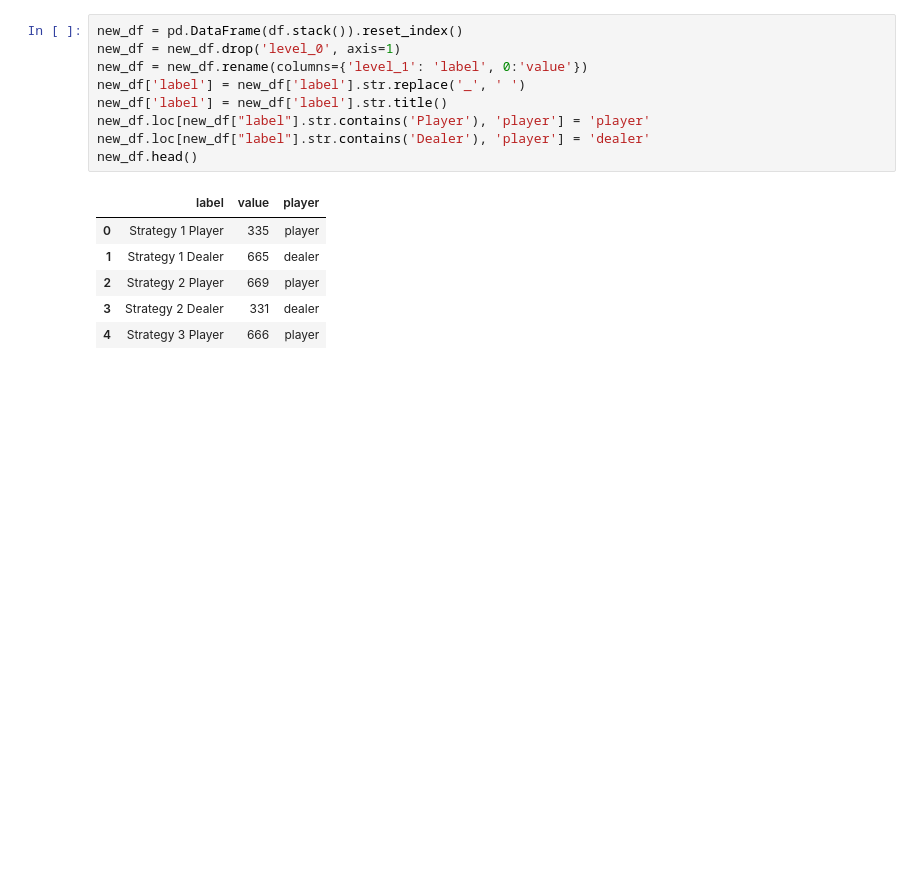
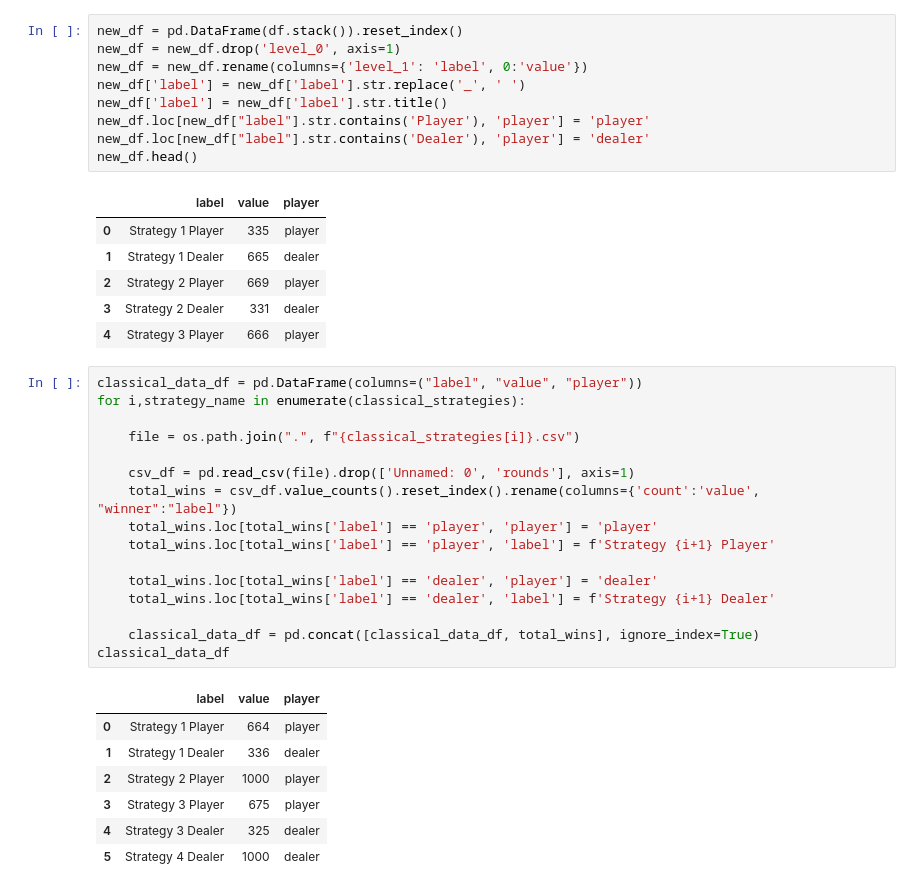
Before and after one commit to Dpbm/qbuck, a Jupyter notebook: buckshot-roulette.ipynb, the cells around one changed output. Drawn from its saved outputs; the diff is of its cells as text; blank space fills up the shorter version.

```diff
--- a/buckshot-roulette.ipynb
+++ b/buckshot-roulette.ipynb
@@ -555,6 +557,30 @@ new_df.head()
 | 2 | Strategy 2 Player | 669 | player |
 | 3 | Strategy 2 Dealer | 331 | dealer |
 | 4 | Strategy 3 Player | 666 | player |
+# %%
+classical_data_df = pd.DataFrame(columns=("label", "value", "player"))
+for i,strategy_name in enumerate(classical_strategies):
+
+    file = os.path.join(".", f"{classical_strategies[i]}.csv")
+
+    csv_df = pd.read_csv(file).drop(['Unnamed: 0', 'rounds'], axis=1)
+    total_wins = csv_df.value_counts().reset_index().rename(columns={'count':'value', "winner":"label"})
+    total_wins.loc[total_wins['label'] == 'player', 'player'] = 'player'
+    total_wins.loc[total_wins['label'] == 'player', 'label'] = f'Strategy {i+1} Player'
+
+    total_wins.loc[total_wins['label'] == 'dealer', 'player'] = 'dealer'
+    total_wins.loc[total_wins['label'] == 'dealer', 'label'] = f'Strategy {i+1} Dealer'
+
+    classical_data_df = pd.concat([classical_data_df, total_wins], ignore_index=True)
+classical_data_df
+# %% [output]
+|  | label | value | player |
+| 0 | Strategy 1 Player | 664 | player |
+| 1 | Strategy 1 Dealer | 336 | dealer |
+| 2 | Strategy 2 Player | 1000 | player |
+| 3 | Strategy 3 Player | 675 | player |
+| 4 | Strategy 3 Dealer | 325 | dealer |
+| 5 | Strategy 4 Dealer | 1000 | dealer |
 # %%
 unique_players = len(new_df.player.unique())
 
```
Also changed, not shown: parts of 3 cells of this notebook, 1 other file.
